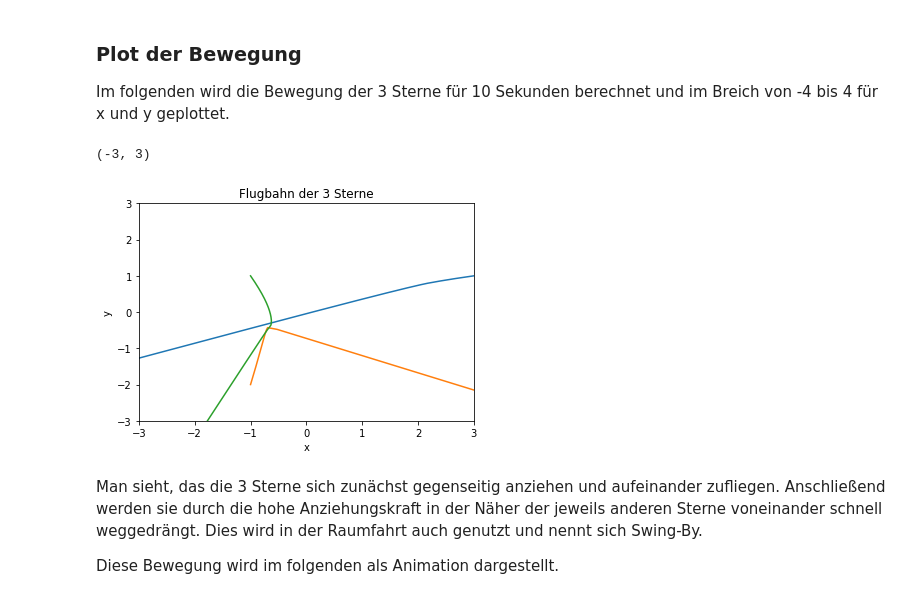
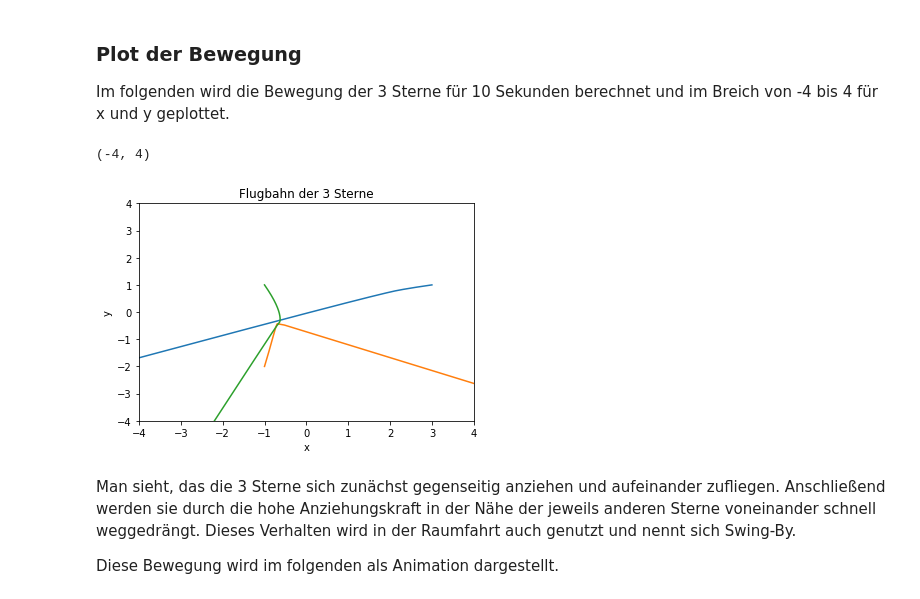
Before and after one commit to darenegade/modellbildung, a Jupyter notebook: Abgabe 2/Abgabe 2.ipynb, the cells around one changed output. Drawn from its saved outputs; the diff is of its cells as text; code cells hidden in the pictures.

```diff
--- a/Abgabe 2/Abgabe 2.ipynb
+++ b/Abgabe 2/Abgabe 2.ipynb
@@ -81,11 +91,7 @@ $$
 
 Im folgenden wird die Bewegung der 3 Sterne für 10 Sekunden berechnet und im Breich von -4 bis 4 für x und y geplottet.
 # %%
-import numpy as np     # get ODE solvers, numpy
-import vpython as vp         # get VPython modules for animation
-vec=vp.vector
-
-def leapfrog(lfdiffeq, r1, v1, r2, r3, t, h):       # vectorized leapfrog
+def leapfrog(lfdiffeq, r1, v1, r2, r3, h):       # vectorized leapfrog
     """ vector leapfrog method using numpy arrays.
         It solves general (r,v) ODEs as:
         dr[i]/dt = f[i](v), and dv[i]/dt = g[i](r).
@@ -93,55 +99,55 @@ def leapfrog(lfdiffeq, r1, v1, r2, r3, t, h):       # vectorized leapfrog
         f[i](r) if id=0, or g[i](v) if id=1.
         It must return a numpy array if i>1 """
     hh = h/2.0
-    r11 = r1 + hh*lfdiffeq(0, r1, r2, r3, v1, t)     # 1st: r at h/2 using v0    @\lbl{line:lf1}@
-    v11 = v1 +  h*lfdiffeq(1, r11, r2, r3, v1, t)  # 2nd: v1 using a(r) at h/2 @\lbl{line:lf2}@
-    r11 = r11 + hh*lfdiffeq(0, r1, r2, r3, v11, t)   # 3rd: r1 at h using v1     @\lbl{line:lf3}@
+    r11 = r1 + hh*lfdiffeq(0, r1, r2, r3, v1)     # 1st: r at h/2 using v0    @\lbl{line:lf1}@
+    v11 = v1 +  h*lfdiffeq(1, r11, r2, r3, v1)  # 2nd: v1 using a(r) at h/2 @\lbl{line:lf2}@
+    r11 = r11 + hh*lfdiffeq(0, r1, r2, r3, v11)   # 3rd: r1 at h using v1     @\lbl{line:lf3}@
     return r11, v11
 
 
-def star(id, r1, r2, r3, v, t):            # return the eqns of motion
+def star(id, r1, r2, r3, v):            # return the eqns of motion
     if (id == 0): return v         # velocity, dr/dt
     r12 = r2 - r1
     r13 = r3 - r1
     s12 = vp.mag(vec(r12[0],r12[1],0))   # $s=|\vec{r}|$
     s13 = vp.mag(vec(r13[0],r13[1],0))   # $s=|\vec{r}|$
     return m2*r12/(s12*s12*s12) + m3*r13/(s13*s13*s13)         # accel dv/dt, faster than s**3
 
 # Startpositions
 r1 = [np.array([3.0, 1.0])]
 v1 = np.array([0.0, 0.0])
 r2 = [np.array([-1.0, -2.0])]
 v2 = np.array([0.0, 0.0])
 r3 = [np.array([-1.0, 1.0])]
 v3 = np.array([0.0, 0.0])
 m1 = 150
 m2 = 200
 m3 = 250
 t, h = 0.0, 0.001
 
 while t < 10:
-    r1_tmp, v1 = leapfrog(star, r1[-1], v1, r2[-1], r3[-1], t, h)  # integrate
+    r1_tmp, v1 = leapfrog(star, r1[-1], v1, r2[-1], r3[-1], h)  # integrate
     r1.append(r1_tmp)
-    r2_tmp, v2 = leapfrog(star, r2[-1], v2, r1[-1], r3[-1], t, h)  # integrate
+    r2_tmp, v2 = leapfrog(star, r2[-1], v2, r1[-1], r3[-1], h)  # integrate
     r2.append(r2_tmp)
-    r3_tmp, v3 = leapfrog(star, r3[-1], v3, r1[-1], r2[-1], t, h)  # integrate
+    r3_tmp, v3 = leapfrog(star, r3[-1], v3, r1[-1], r2[-1], h)  # integrate
     r3.append(r3_tmp)
     t += h
 
 plt.title('Flugbahn der 3 Sterne')
 plt.ylabel('y')
 plt.xlabel('x')
 plt.plot([v[0] for v in r1], [v[1] for v in r1])
 plt.plot([v[0] for v in r2], [v[1] for v in r2])
 plt.plot([v[0] for v in r3], [v[1] for v in r3])
 axes = plt.gca()
-axes.set_xlim([-3,3])
-axes.set_ylim([-3,3])
+axes.set_xlim([-4,4])
+axes.set_ylim([-4,4])
 # %% [output]
-(-3, 3)
+(-4, 4)
-[figure, old version]
+[figure, new version]
 # %% [markdown]
-Man sieht, das die 3 Sterne sich zunächst gegenseitig anziehen und aufeinander zufliegen. Anschließend werden sie durch die hohe Anziehungskraft in der Näher der jeweils anderen Sterne voneinander schnell weggedrängt. Dies wird in der Raumfahrt auch genutzt und nennt sich Swing-By.
+Man sieht, das die 3 Sterne sich zunächst gegenseitig anziehen und aufeinander zufliegen. Anschließend werden sie durch die hohe Anziehungskraft in der Nähe der jeweils anderen Sterne voneinander schnell weggedrängt. Dieses Verhalten wird in der Raumfahrt auch genutzt und nennt sich Swing-By.
 
 Diese Bewegung wird im folgenden als Animation dargestellt.
 # %%
```
Also changed, not shown: parts of 2 cells of this notebook.
